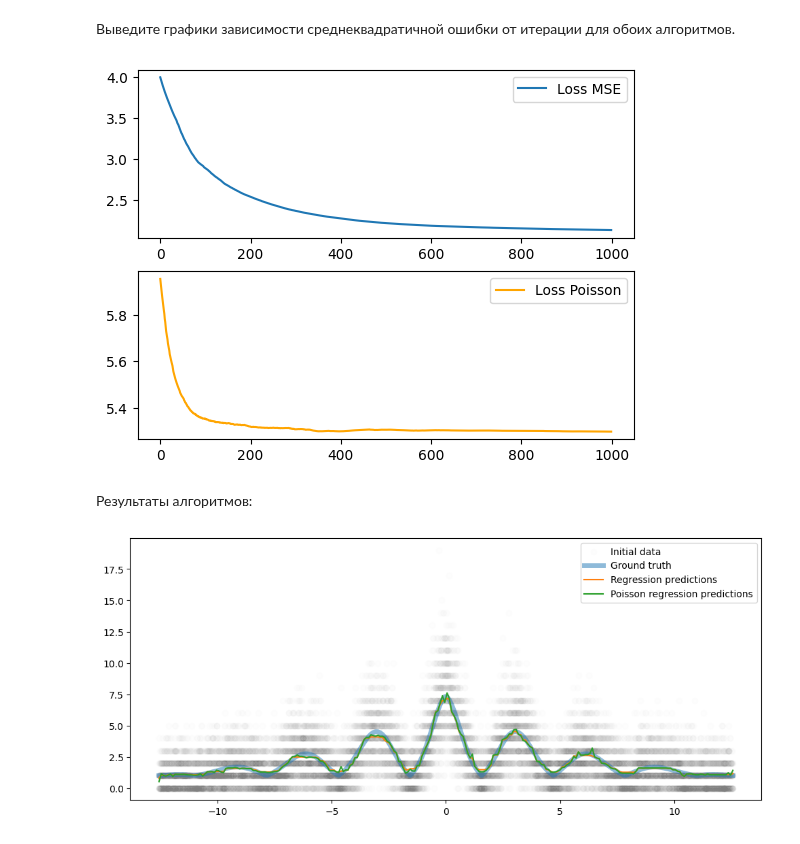
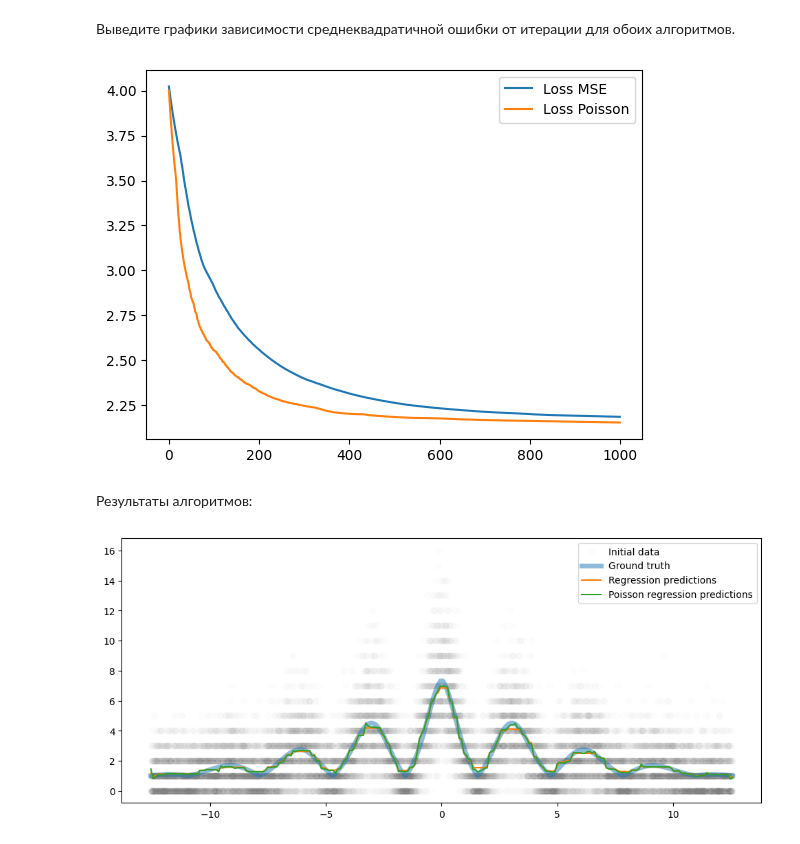
Before and after one commit to endygamedev/university, a Jupyter notebook: 4-course-7-semester/data-analysis-techniques/task-11/Gradient boosting poisson regressor.ipynb, the cells around one changed output. Saved outputs shown, nothing was run; the diff lists cells and outputs as text; code cells hidden in the pictures.

```diff
--- a/4-course-7-semester/data-analysis-techniques/task-11/Gradient boosting poisson regressor.ipynb
+++ b/4-course-7-semester/data-analysis-techniques/task-11/Gradient boosting poisson regressor.ipynb
@@ -55,7 +55,7 @@ class GradientBoostingRegressor(BaseEstimator):
             dt.fit(X, residual)
             dt_predict = dt.predict(X)
             y_pred = y_pred + self.learning_rate * dt_predict
-            self.loss_.append(self.mse(y, y_pred))
+            self.loss_.append(self.mse(y, y_pred if self.loss_name == "mse" else np.exp(y_pred)))
             self.residuals_.append(residual)
             self.trees_.append(dt)
 
@@ -81,14 +81,12 @@ gbm_poi = GradientBoostingRegressor(learning_rate=0.01, loss='poisson', n_estima
 gbm_mse.fit(X, y)
 gbm_poi.fit(X, y)
 # %%
-fig, (ax1, ax2) = plt.subplots(2)
-ax1.plot(gbm_mse.loss_, label="Loss MSE")
-ax2.plot(gbm_poi.loss_, color="orange", label="Loss Poisson")
-ax1.legend()
-ax2.legend()
+plt.plot(gbm_mse.loss_, label="Loss MSE")
+plt.plot(gbm_poi.loss_, label="Loss Poisson")
+plt.legend()
 plt.show()
 # %% [output]
-[figure, old version]
+[figure, new version]
 # %% [markdown]
 Результаты алгоритмов:
 # %%
@@ -107,4 +105,4 @@ ax.plot(t, yhat_poi, label='Poisson regression predictions')
 ax.legend()
 plt.show()
 # %% [output]
-[figure, old version]
+[figure, new version]
```
Also changed, not shown: 3 other files.
